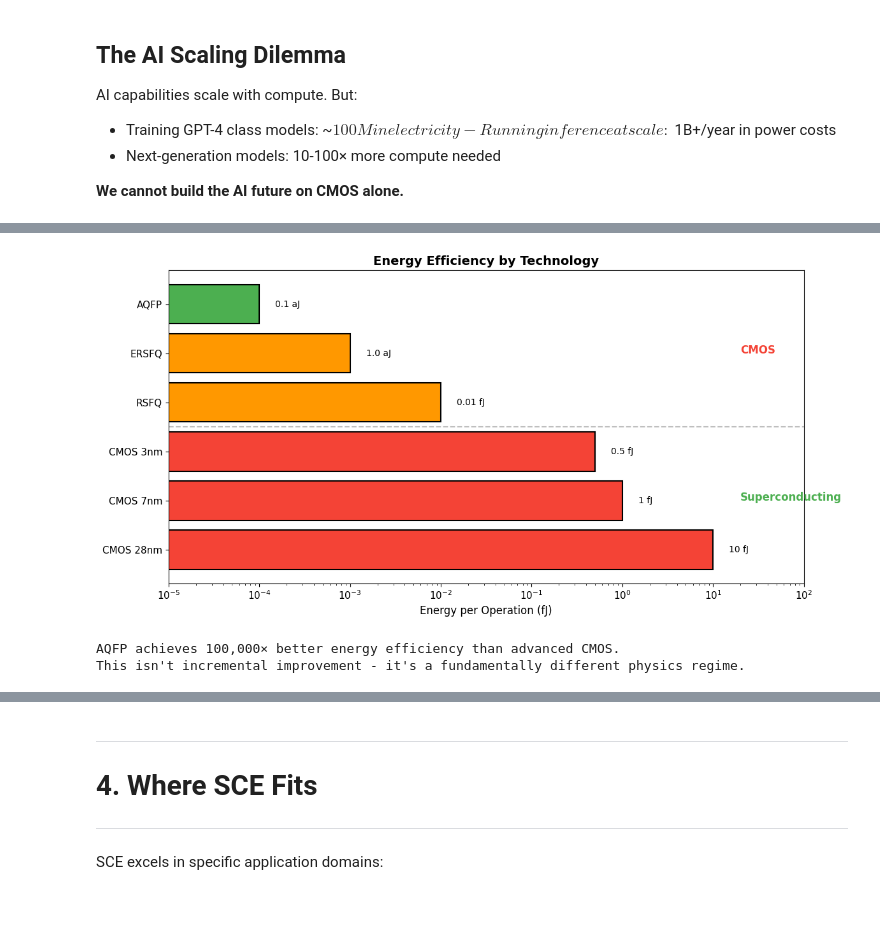
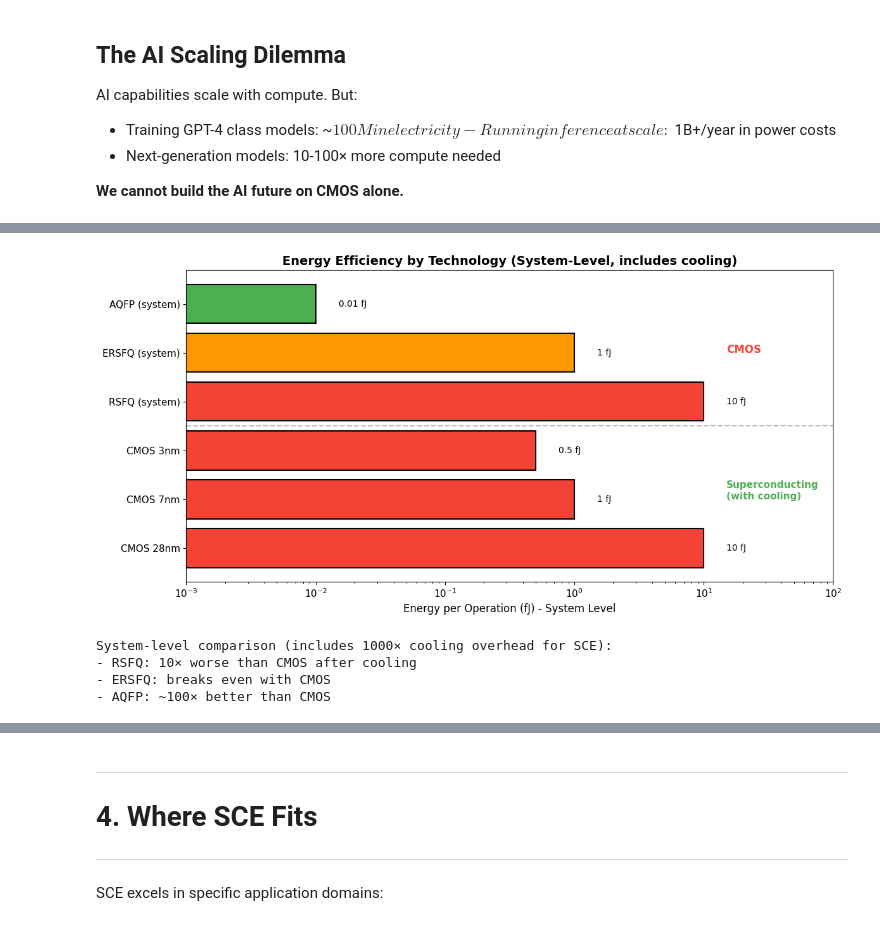
Before and after one commit to Adiabatic-Machines/sce-futures, a Jupyter notebook: notebooks/00_executive_overview.ipynb, the cells around one changed output, grey strips where cells are left out. Drawn from its saved outputs; the diff is of its cells as text; code cells hidden in the pictures.

```diff
--- a/notebooks/00_executive_overview.ipynb
+++ b/notebooks/00_executive_overview.ipynb
@@ -168,49 +171,53 @@ The gap between CMOS and SCE represents a 100,000x efficiency opportunity.
 # %%
-# Visualize: Energy comparison
+# Visualize: Energy comparison (system-level, includes cooling overhead for SCE)
 fig, ax = plt.subplots(figsize=(12, 6))
 
+# System-level values: SCE chip energy × 1000 cooling overhead
+# RSFQ: 10 aJ chip → 10 fJ system (10× worse than CMOS)
+# ERSFQ: 1 aJ chip → 1 fJ system (breaks even)
+# AQFP: 0.01 aJ chip → 0.01 fJ system (100× better)
 technologies = [
     ('CMOS 28nm', 10, COLORS['cmos']),
     ('CMOS 7nm', 1, COLORS['cmos']),
     ('CMOS 3nm', 0.5, COLORS['cmos']),
-    ('RSFQ', 0.01, COLORS['secondary']),
-    ('ERSFQ', 0.001, COLORS['secondary']),
-    ('AQFP', 0.0001, COLORS['sce']),
+    ('RSFQ (system)', 10, COLORS['danger']),        # 10 aJ × 1000 = 10 fJ (worse than CMOS!)
+    ('ERSFQ (system)', 1, COLORS['secondary']),     # 1 aJ × 1000 = 1 fJ (breaks even)
+    ('AQFP (system)', 0.01, COLORS['sce']),         # 0.01 aJ × 1000 = 0.01 fJ (100× better)
 ]
 
 names = [t[0] for t in technologies]
 energies = [t[1] for t in technologies]
 colors = [t[2] for t in technologies]
 
 bars = ax.barh(names, energies, color=colors, edgecolor='black', linewidth=1.5)
 ax.set_xscale('log')
-ax.set_xlabel('Energy per Operation (fJ)', fontsize=12)
-ax.set_title('Energy Efficiency by Technology', fontsize=14, fontweight='bold')
+ax.set_xlabel('Energy per Operation (fJ) - System Level', fontsize=12)
+ax.set_title('Energy Efficiency by Technology (System-Level, includes cooling)', fontsize=14, fontweight='bold')
 
 # Add value labels
 for bar, energy in zip(bars, energies):
-    if energy >= 0.01:
-        ax.text(energy * 1.5, bar.get_y() + bar.get_height()/2,
-                f'{energy} fJ', va='center', fontsize=10)
-    else:
-        ax.text(energy * 1.5, bar.get_y() + bar.get_height()/2,
-                f'{energy*1000:.1f} aJ', va='center', fontsize=10)
+    ax.text(energy * 1.5, bar.get_y() + bar.get_height()/2,
+            f'{energy} fJ', va='center', fontsize=10)
 
 # Grouping annotations
 ax.axhline(y=2.5, color='gray', linestyle='--', alpha=0.5)
-ax.text(20, 4, 'CMOS', fontsize=12, fontweight='bold', color=COLORS['cmos'])
-ax.text(20, 1, 'Superconducting', fontsize=12, fontweight='bold', color=COLORS['sce'])
+ax.text(15, 4, 'CMOS', fontsize=12, fontweight='bold', color=COLORS['cmos'])
+ax.text(15, 1, 'Superconducting\n(with cooling)', fontsize=11, fontweight='bold', color=COLORS['sce'])
 
-ax.set_xlim(1e-5, 100)
+ax.set_xlim(1e-3, 100)
 plt.tight_layout()
 plt.show()
 
-print("AQFP achieves 100,000× better energy efficiency than advanced CMOS.")
-print("This isn't incremental improvement - it's a fundamentally different physics regime.")
+print("System-level comparison (includes 1000× cooling overhead for SCE):")
+print("- RSFQ: 10× worse than CMOS after cooling")
+print("- ERSFQ: breaks even with CMOS")
+print("- AQFP: ~100× better than CMOS")
 # %% [output]
-[figure, old version]
+[figure, new version]
-AQFP achieves 100,000× better energy efficiency than advanced CMOS.
-This isn't incremental improvement - it's a fundamentally different physics regime.
+System-level comparison (includes 1000× cooling overhead for SCE):
+- RSFQ: 10× worse than CMOS after cooling
+- ERSFQ: breaks even with CMOS
+- AQFP: ~100× better than CMOS
 # %% [markdown]
 ---
 <a id="3-why-aqfp"></a>
```
Also changed, not shown: parts of 5 cells of this notebook.
